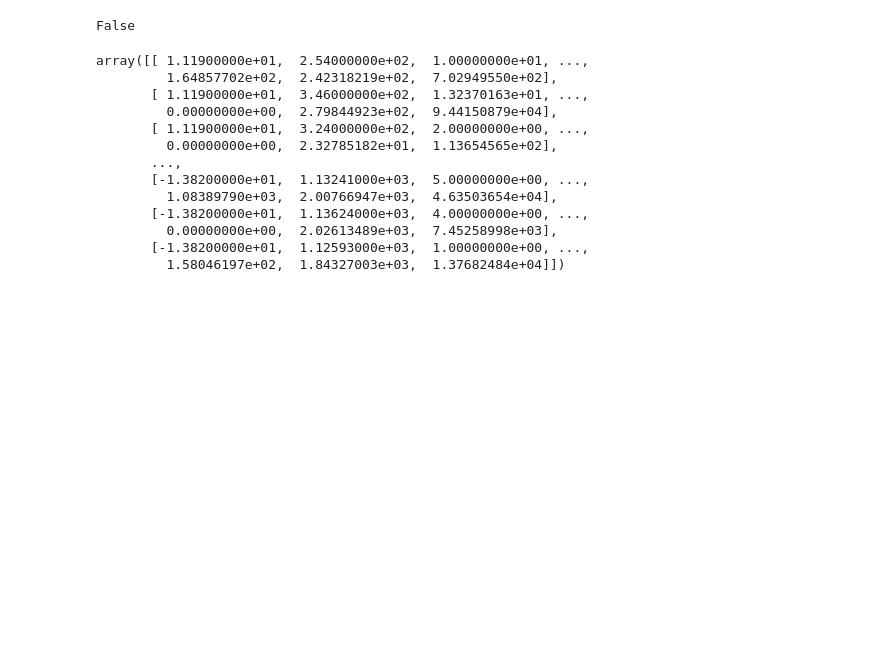
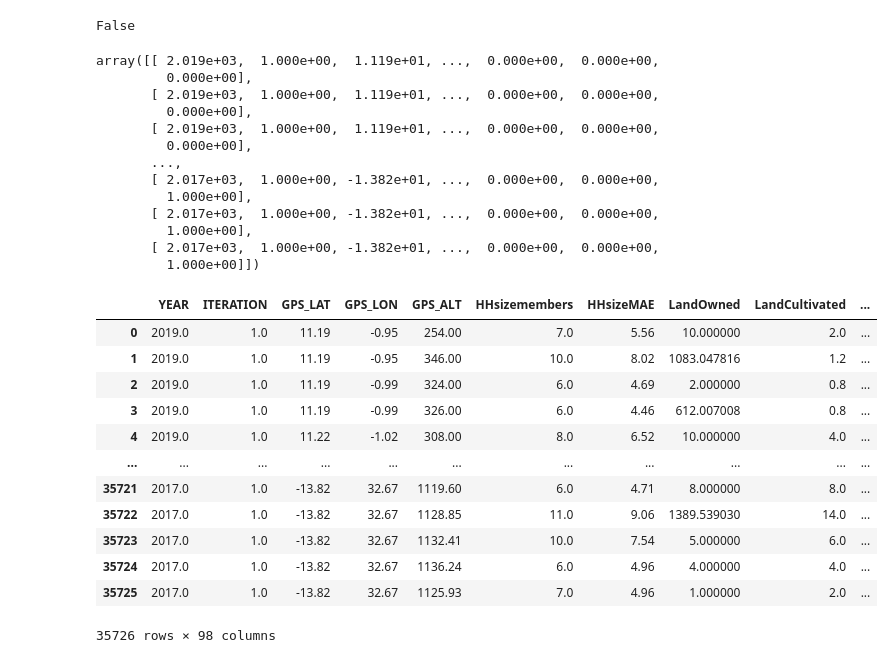
Before and after one commit to willianck/Predicting-Food-Insecurity, a Jupyter notebook: Average_Imputation.ipynb, the cells around one changed output. Drawn from its saved outputs; the diff is of its cells as text; code cells hidden in the pictures; blank space fills up the shorter version.

```diff
--- a/Average_Imputation.ipynb
+++ b/Average_Imputation.ipynb
@@ -91,21 +128,28 @@ data_no_nan.isnull().values.any()
 False
 # %%
 from sklearn.preprocessing import Imputer
-imputer = Imputer(missing_values='NaN', strategy='mean', axis=0)
-imputer = imputer.fit(data)
-imputed_data = imputer.transform(data.values)
+imputer = Imputer(missing_values='NaN', strategy='mean', axis=1)
+imputer = imputer.fit(data2)
+imputed_data = imputer.transform(data2.values)
 imputed_data
 # %% [output]
-array([[ 1.11900000e+01,  2.54000000e+02,  1.00000000e+01, ...,
-         1.64857702e+02,  2.42318219e+02,  7.02949550e+02],
-       [ 1.11900000e+01,  3.46000000e+02,  1.32370163e+01, ...,
-         0.00000000e+00,  2.79844923e+02,  9.44150879e+04],
-       [ 1.11900000e+01,  3.24000000e+02,  2.00000000e+00, ...,
-         0.00000000e+00,  2.32785182e+01,  1.13654565e+02],
+array([[ 2.019e+03,  1.000e+00,  1.119e+01, ...,  0.000e+00,  0.000e+00,
+         0.000e+00],
+       [ 2.019e+03,  1.000e+00,  1.119e+01, ...,  0.000e+00,  0.000e+00,
+         0.000e+00],
+       [ 2.019e+03,  1.000e+00,  1.119e+01, ...,  0.000e+00,  0.000e+00,
+         0.000e+00],
        ...,
-       [-1.38200000e+01,  1.13241000e+03,  5.00000000e+00, ...,
-         1.08389790e+03,  2.00766947e+03,  4.63503654e+04],
-       [-1.38200000e+01,  1.13624000e+03,  4.00000000e+00, ...,
-         0.00000000e+00,  2.02613489e+03,  7.45258998e+03],
-       [-1.38200000e+01,  1.12593000e+03,  1.00000000e+00, ...,
-         1.58046197e+02,  1.84327003e+03,  1.37682484e+04]])
+       [ 2.017e+03,  1.000e+00, -1.382e+01, ...,  0.000e+00,  0.000e+00,
+         1.000e+00],
+       [ 2.017e+03,  1.000e+00, -1.382e+01, ...,  0.000e+00,  0.000e+00,
+         1.000e+00],
+       [ 2.017e+03,  1.000e+00, -1.382e+01, ...,  0.000e+00,  0.000e+00,
+         1.000e+00]])
+# %%
+imputed_data = pd.DataFrame(imputed_data)
+imputed_data
+imputed_data.columns =[data2.columns.tolist()]
+# %%
+imputed_data
+imputed_data.columns =[data2.columns.tolist()]
@@ -111,0 +158,16 @@ array([[ 1.11900000e+01,  2.54000000e+02,  1.00000000e+01, ...,
+# %%
+imputed_data
+# %% [output]
+|  | YEAR | ITERATION | GPS_LAT | GPS_LON | GPS_ALT | HHsizemembers | HHsizeMAE | LandOwned | LandCultivated | ... |
+| 0 | 2019.0 | 1.0 | 11.19 | -0.95 | 254.00 | 7.0 | 5.56 | 10.000000 | 2.0 | ... |
+| 1 | 2019.0 | 1.0 | 11.19 | -0.95 | 346.00 | 10.0 | 8.02 | 1083.047816 | 1.2 | ... |
+| 2 | 2019.0 | 1.0 | 11.19 | -0.99 | 324.00 | 6.0 | 4.69 | 2.000000 | 0.8 | ... |
+| 3 | 2019.0 | 1.0 | 11.19 | -0.99 | 326.00 | 6.0 | 4.46 | 612.007008 | 0.8 | ... |
+| 4 | 2019.0 | 1.0 | 11.22 | -1.02 | 308.00 | 8.0 | 6.52 | 10.000000 | 4.0 | ... |
+| ... | ... | ... | ... | ... | ... | ... | ... | ... | ... | ... |
+| 35721 | 2017.0 | 1.0 | -13.82 | 32.67 | 1119.60 | 6.0 | 4.71 | 8.000000 | 8.0 | ... |
+| 35722 | 2017.0 | 1.0 | -13.82 | 32.67 | 1128.85 | 11.0 | 9.06 | 1389.539030 | 14.0 | ... |
+| 35723 | 2017.0 | 1.0 | -13.82 | 32.67 | 1132.41 | 10.0 | 7.54 | 5.000000 | 6.0 | ... |
+| 35724 | 2017.0 | 1.0 | -13.82 | 32.67 | 1136.24 | 6.0 | 4.96 | 4.000000 | 4.0 | ... |
+| 35725 | 2017.0 | 1.0 | -13.82 | 32.67 | 1125.93 | 7.0 | 4.96 | 1.000000 | 2.0 | ... |
+35726 rows × 98 columns
```
Also changed, not shown: parts of 9 cells of this notebook, 3 other files.
